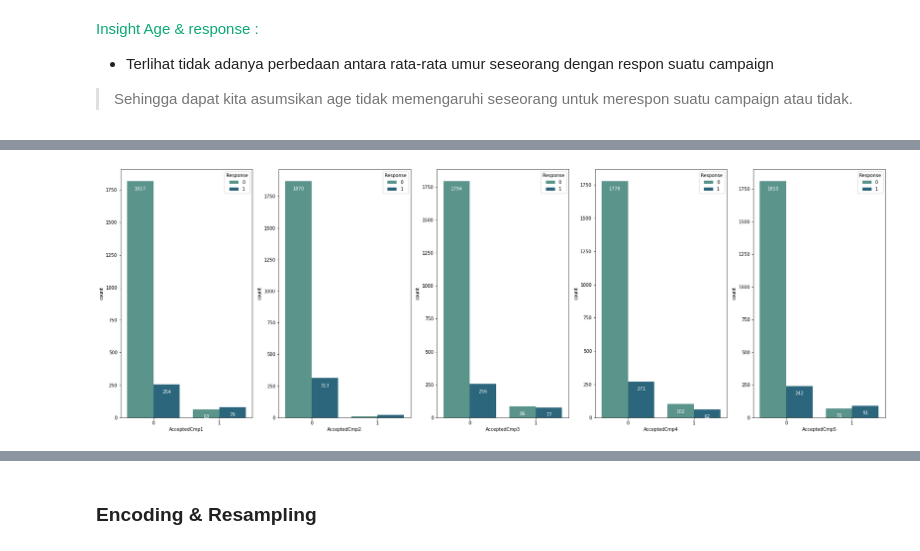
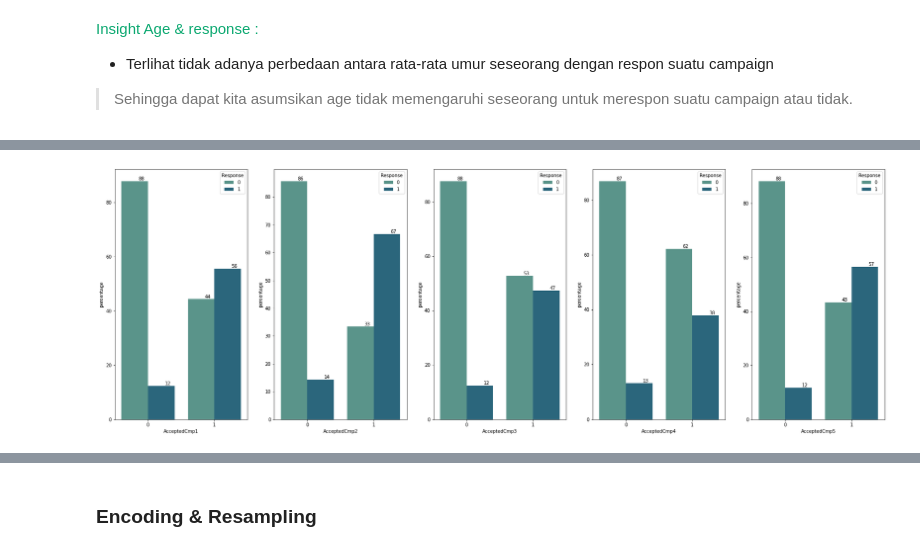
Before and after one commit to damarbrian/Day-9-Explanatory-Model-Analysis-Model-Dependent, a Jupyter notebook: Assignment_Day_9_Briandamar_Kencana.ipynb, the cells around one changed output, grey strips where cells are left out. Cells and saved outputs as stored; diff of their text form; code cells hidden in the pictures.

```diff
--- a/Assignment_Day_9_Briandamar_Kencana.ipynb
+++ b/Assignment_Day_9_Briandamar_Kencana.ipynb
@@ -543,3 +536,15 @@ plt.ylabel('Average Age', fontsize=20, labelpad=20);
 * Terlihat tidak adanya perbedaan antara rata-rata umur seseorang dengan respon suatu campaign
 
 > Sehingga dapat kita asumsikan age tidak memengaruhi seseorang untuk merespon suatu campaign atau tidak.
+# %%
+p3 = (df.groupby(['Children'])['Response']
+                     .value_counts(normalize=True)
+                     .rename('percentage')
+                     .mul(100)
+                     .reset_index()
+                     .sort_values('Response'))
+graph3=sns.barplot(x='Children', y="percentage", hue="Response", data=p3,palette="crest")
+for p in graph3.patches:
+        graph3.annotate('{:.0f}'.format(p.get_height()), (p.get_x()+0.3, p.get_height()),
+                    ha='center', va='bottom',
+                    color= 'black')
@@ -546,20 +553,58 @@ plt.ylabel('Average Age', fontsize=20, labelpad=20);
 # %%
 fig, axis = plt.subplots(1,5, figsize=(30, 10))
 
-ax = sns.countplot(df['AcceptedCmp1'], hue=df['Response'], ax=axis[0],palette="crest")
+ax=sns.barplot(x='AcceptedCmp1', y="percentage", hue="Response", data=(df.groupby(['AcceptedCmp1'])['Response']
+                     .value_counts(normalize=True)
+                     .rename('percentage')
+                     .mul(100)
+                     .reset_index()
+                     .sort_values('Response')),palette="crest",ax=axis[0])
 for p in ax.patches:
-    ax.annotate(f'\n{p.get_height()}', (p.get_x()+0.2, p.get_height()), ha='center', va='top', color='white', size=10)
-ax = sns.countplot(df['AcceptedCmp2'], hue=df['Response'], ax=axis[1],palette="crest")
+        ax.annotate('{:.0f}'.format(p.get_height()), (p.get_x()+0.3, p.get_height()),
+                    ha='center', va='bottom',
+                    color= 'black')
+
+ax=sns.barplot(x='AcceptedCmp2', y="percentage", hue="Response", data=(df.groupby(['AcceptedCmp2'])['Response']
+                     .value_counts(normalize=True)
+                     .rename('percentage')
+                     .mul(100)
+                     .reset_index()
+                     .sort_values('Response')),palette="crest",ax=axis[1])
 for p in ax.patches:
-    ax.annotate(f'\n{p.get_height()}', (p.get_x()+0.2, p.get_height()), ha='center', va='top', color='white', size=10)
-ax = sns.countplot(df['AcceptedCmp3'], hue=df['Response'], ax=axis[2],palette="crest")
+        ax.annotate('{:.0f}'.format(p.get_height()), (p.get_x()+0.3, p.get_height()),
+                    ha='center', va='bottom',
+                    color= 'black')
+
+ax=sns.barplot(x='AcceptedCmp3', y="percentage", hue="Response", data=(df.groupby(['AcceptedCmp3'])['Response']
+                     .value_counts(normalize=True)
+                     .rename('percentage')
+                     .mul(100)
+                     .reset_index()
+                     .sort_values('Response')),palette="crest",ax=axis[2])
 for p in ax.patches:
-    ax.annotate(f'\n{p.get_height()}', (p.get_x()+0.2, p.get_height()), ha='center', va='top', color='white', size=10)
-ax = sns.countplot(df['AcceptedCmp4'], hue=df['Response'], ax=axis[3],palette="crest")
+        ax.annotate('{:.0f}'.format(p.get_height()), (p.get_x()+0.3, p.get_height()),
+                    ha='center', va='bottom',
+                    color= 'black')
+
+ax=sns.barplot(x='AcceptedCmp4', y="percentage", hue="Response", data=(df.groupby(['AcceptedCmp4'])['Response']
+                     .value_counts(normalize=True)
+                     .rename('percentage')
+                     .mul(100)
+                     .reset_index()
+                     .sort_values('Response')),palette="crest",ax=axis[3])
 for p in ax.patches:
-    ax.annotate(f'\n{p.get_height()}', (p.get_x()+0.2, p.get_height()), ha='center', va='top', color='white', size=10)
-ax = sns.countplot(df['AcceptedCmp5'], hue=df['Response'], ax=axis[4],palette="crest")
+        ax.annotate('{:.0f}'.format(p.get_height()), (p.get_x()+0.3, p.get_height()),
+                    ha='center', va='bottom',
+                    color= 'black')
+ax=sns.barplot(x='AcceptedCmp5', y="percentage", hue="Response", data=(df.groupby(['AcceptedCmp5'])['Response']
+                     .value_counts(normalize=True)
+                     .rename('percentage')
+                     .mul(100)
+                     .reset_index()
+                     .sort_values('Response')),palette="crest",ax=axis[4])
 for p in ax.patches:
-    ax.annotate(f'\n{p.get_height()}', (p.get_x()+0.2, p.get_height()), ha='center', va='top', color='white', size=10)
+        ax.annotate('{:.0f}'.format(p.get_height()), (p.get_x()+0.3, p.get_height()),
+                    ha='center', va='bottom',
+                    color= 'black')
 # %% [output]
-[figure, old version]
+[figure, new version]
```
Also changed, not shown: parts of 53 cells of this notebook.
